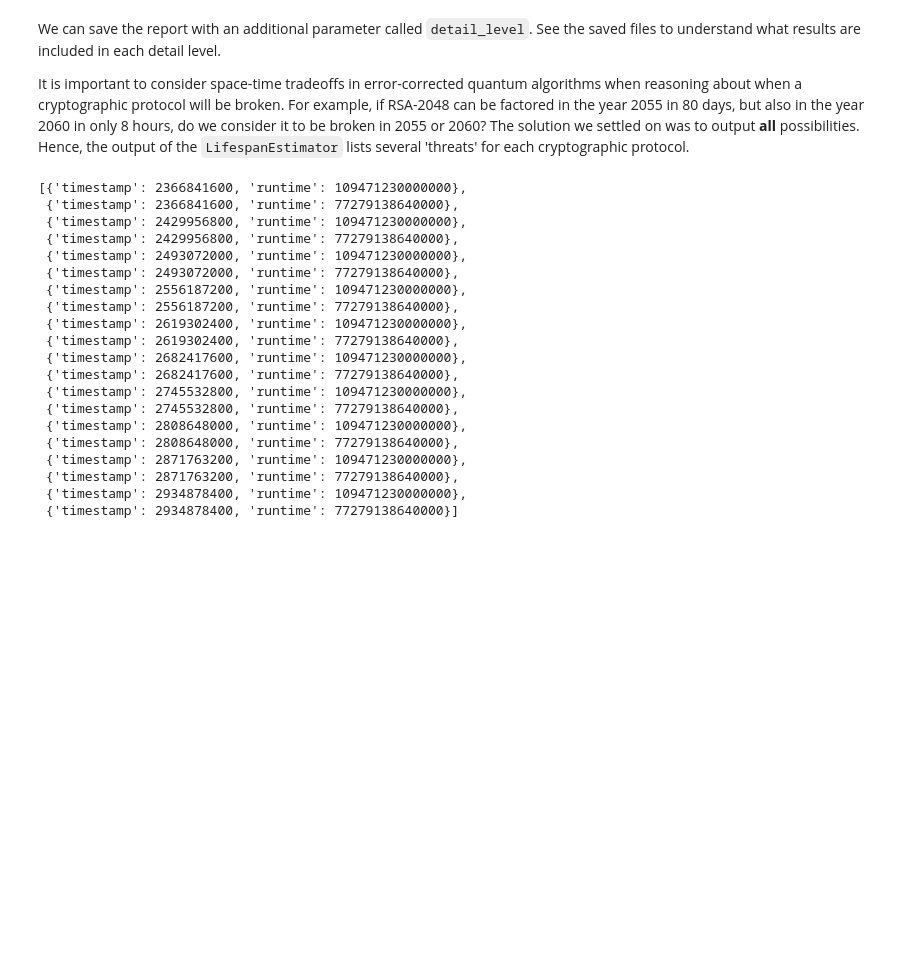
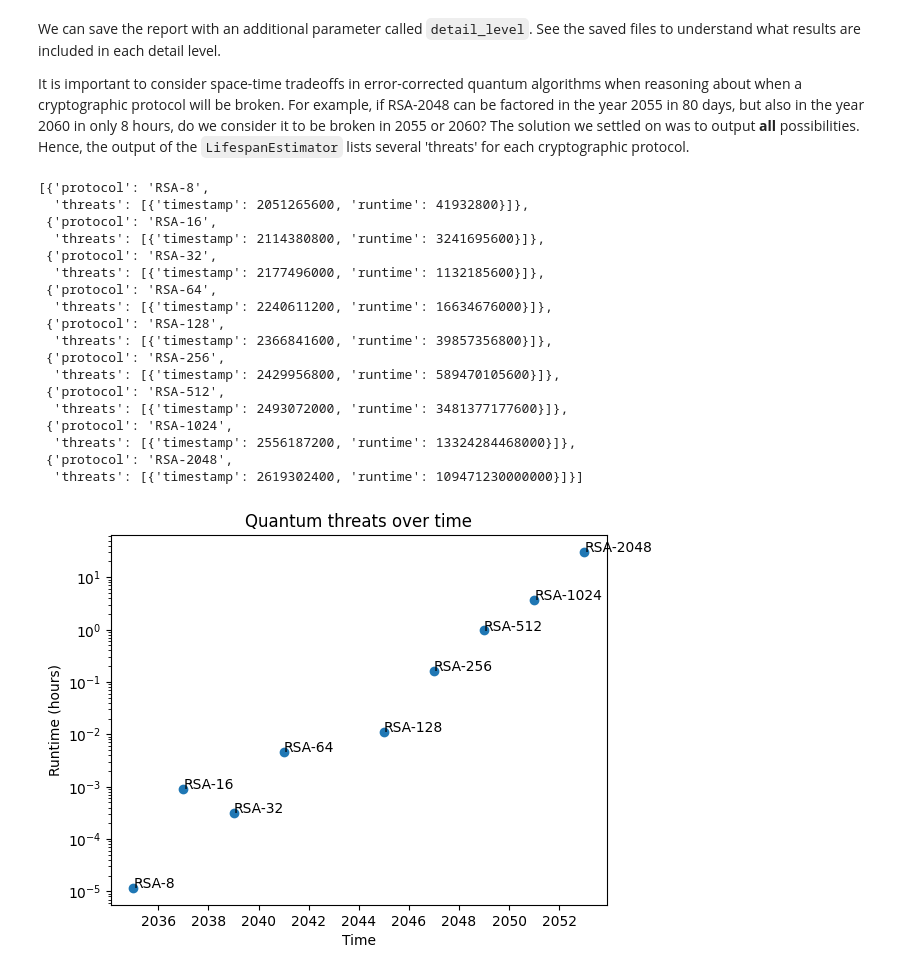
Before and after one commit to qec-codes/QuantumThreatTracker, a Jupyter notebook: notebooks/lifespan_estimator_demo.ipynb, the cells around one changed output. Cells and saved outputs as stored; diff of their text form; code cells hidden in the pictures; blank space fills up the shorter version.

```diff
--- a/notebooks/lifespan_estimator_demo.ipynb
+++ b/notebooks/lifespan_estimator_demo.ipynb
@@ -28,7 +28,7 @@ params_sc.qubit_params.name = "qubit_gate_ns_e3"
 params_ti = EstimatorParams()  # parameters for typical trapped ion qubits
 params_ti.qubit_params.name = "qubit_gate_us_e4"
 
-for i in range(10, 20):
+for i in range(1, 20):
     params_sc.constraints.max_physical_qubits = 1000 * (2**i)
     params_ti.constraints.max_physical_qubits = 100 * (2**i)
     hardware_roadmap.add(timestamp=1735689600 + 63115200 * i, estimator_params=[params_sc])
@@ -70,25 +78,27 @@ lifespan_estimator.save_report(
     detail_level=3,
     )
 # %%
-lifespan_estimator.get_report(detail_level=1)[0]["threats"]
+lifespan_estimator.get_report(detail_level=1, soonest_threat_only=True)
 # %% [output]
-[{'timestamp': 2366841600, 'runtime': 109471230000000},
- {'timestamp': 2366841600, 'runtime': 77279138640000},
- {'timestamp': 2429956800, 'runtime': 109471230000000},
- {'timestamp': 2429956800, 'runtime': 77279138640000},
- {'timestamp': 2493072000, 'runtime': 109471230000000},
- {'timestamp': 2493072000, 'runtime': 77279138640000},
- {'timestamp': 2556187200, 'runtime': 109471230000000},
- {'timestamp': 2556187200, 'runtime': 77279138640000},
- {'timestamp': 2619302400, 'runtime': 109471230000000},
- {'timestamp': 2619302400, 'runtime': 77279138640000},
- {'timestamp': 2682417600, 'runtime': 109471230000000},
- {'timestamp': 2682417600, 'runtime': 77279138640000},
- {'timestamp': 2745532800, 'runtime': 109471230000000},
- {'timestamp': 2745532800, 'runtime': 77279138640000},
- {'timestamp': 2808648000, 'runtime': 109471230000000},
- {'timestamp': 2808648000, 'runtime': 77279138640000},
- {'timestamp': 2871763200, 'runtime': 109471230000000},
- {'timestamp': 2871763200, 'runtime': 77279138640000},
- {'timestamp': 2934878400, 'runtime': 109471230000000},
- {'timestamp': 2934878400, 'runtime': 77279138640000}]
+[{'protocol': 'RSA-8',
+  'threats': [{'timestamp': 2051265600, 'runtime': 41932800}]},
+ {'protocol': 'RSA-16',
+  'threats': [{'timestamp': 2114380800, 'runtime': 3241695600}]},
+ {'protocol': 'RSA-32',
+  'threats': [{'timestamp': 2177496000, 'runtime': 1132185600}]},
+ {'protocol': 'RSA-64',
+  'threats': [{'timestamp': 2240611200, 'runtime': 16634676000}]},
+ {'protocol': 'RSA-128',
+  'threats': [{'timestamp': 2366841600, 'runtime': 39857356800}]},
+ {'protocol': 'RSA-256',
+  'threats': [{'timestamp': 2429956800, 'runtime': 589470105600}]},
+ {'protocol': 'RSA-512',
+  'threats': [{'timestamp': 2493072000, 'runtime': 3481377177600}]},
+ {'protocol': 'RSA-1024',
+  'threats': [{'timestamp': 2556187200, 'runtime': 13324284468000}]},
+ {'protocol': 'RSA-2048',
+  'threats': [{'timestamp': 2619302400, 'runtime': 109471230000000}]}]
+# %%
+lifespan_estimator.plot_threats()
+# %% [output]
+[figure, added]
```
Also changed, not shown: parts of 3 cells of this notebook, 5 other files.
